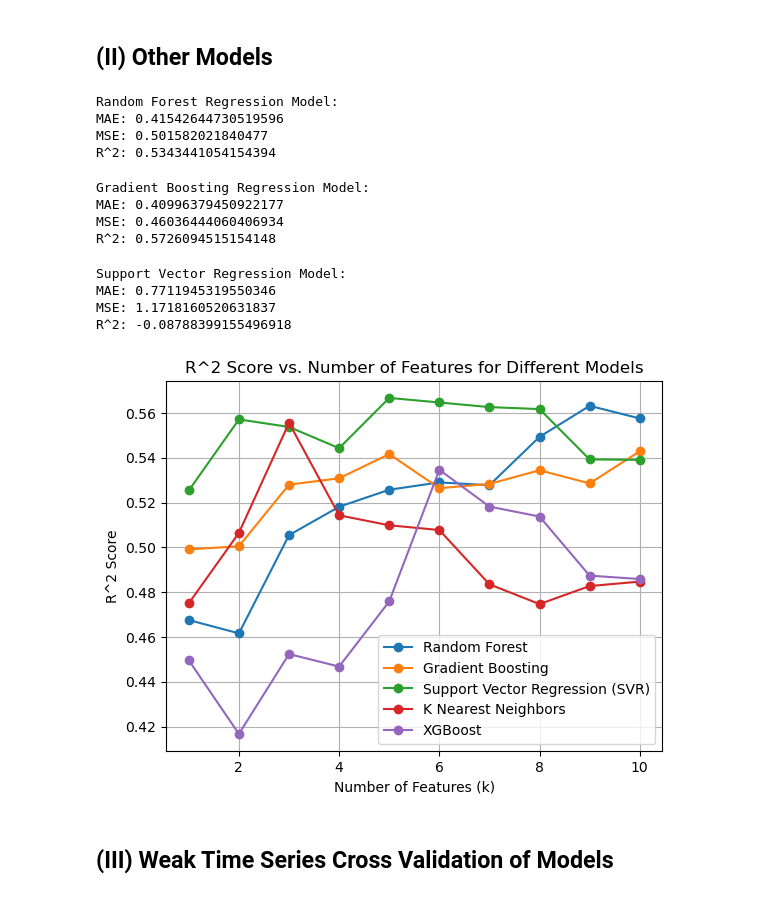
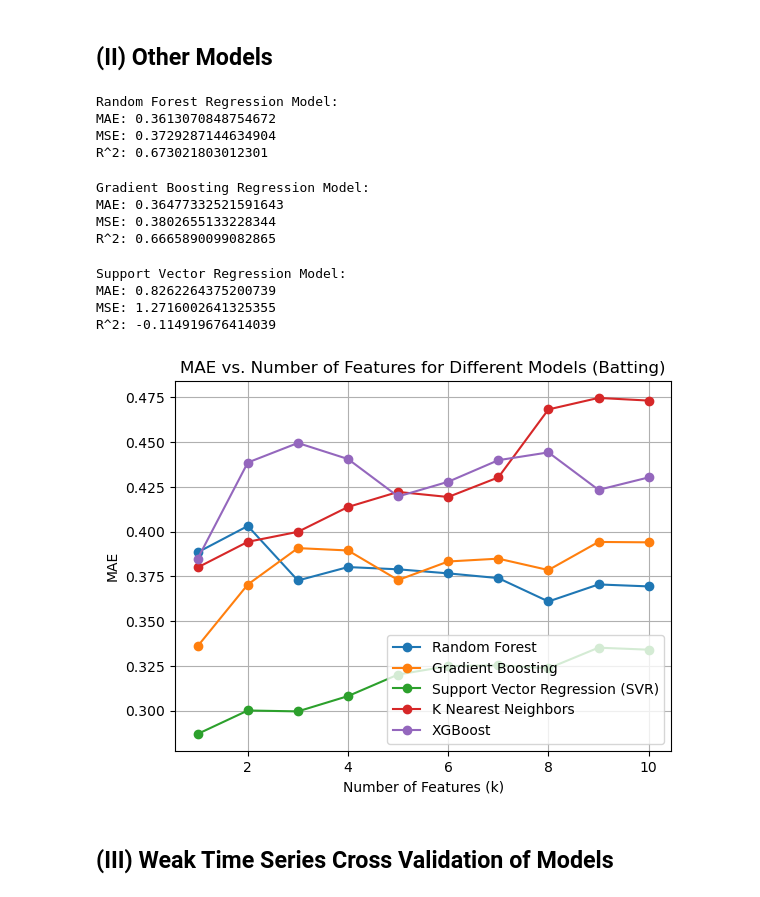
Before and after one commit to rohitbhamidi/ipl-player-salary, a Jupyter notebook: 3-PreprocessingTrainingDevelopment.ipynb, the cells around one changed output. Saved outputs shown, nothing was run; the diff lists cells and outputs as text; code cells hidden in the pictures.

```diff
--- a/3-PreprocessingTrainingDevelopment.ipynb
+++ b/3-PreprocessingTrainingDevelopment.ipynb
@@ -217,8 +146,8 @@ R^2: 0.6219710679786208
 # %%
 k_values = range(1, 11)
 
-linear_r2_scores = []
-elastic_net_r2_scores = []
+linear_mae_scores = []
+elastic_net_mae_scores = []
 
 for k in k_values:
     selector = SelectKBest(score_func=f_regression, k=k)
@@ -228,12 +157,12 @@ for k in k_values:
     linear_model_selected = LinearRegression()
     linear_model_selected.fit(X_train_bat_selected, y_train_bat)
     y_pred_linear_selected = linear_model_selected.predict(X_test_bat_selected)
-    r2 = r2_score(y_test_bat, y_pred_linear_selected)
-    linear_r2_scores.append(r2)
+    mae_linear = mean_absolute_error(y_test_bat, y_pred_linear_selected)
+    linear_mae_scores.append(mae_linear)
 
     # ElasticNet Regression
     elastic_net_model = ElasticNet()
     elastic_net_model.fit(X_train_bat_selected, y_train_bat)
     y_pred_elastic_net_selected = elastic_net_model.predict(X_test_bat_selected)
-    elastic_net_r2_scores.append(r2_score(y_test_bat, y_pred_elastic_net_selected))
+    elastic_net_mae_scores.append(mean_absolute_error(y_test_bat, y_pred_elastic_net_selected))
 # %%
@@ -264,9 +193,9 @@ print("MSE:", mse_rf)
 print("R^2:", r2_rf)
 # %% [output]
 Random Forest Regression Model:
-MAE: 0.41542644730519596
-MSE: 0.501582021840477
-R^2: 0.5343441054154394
+MAE: 0.3613070848754672
+MSE: 0.3729287144634904
+R^2: 0.673021803012301
 # %%
 gb_model = GradientBoostingRegressor()
 gb_model.fit(X_train_bat, y_train_bat)
@@ -282,9 +211,9 @@ print("MSE:", mse_gb)
 print("R^2:", r2_gb)
 # %% [output]
 Gradient Boosting Regression Model:
-MAE: 0.40996379450922177
-MSE: 0.46036444060406934
-R^2: 0.5726094515154148
+MAE: 0.36477332521591643
+MSE: 0.3802655133228344
+R^2: 0.6665890099082865
 # %%
 sv_model = SVR()
 sv_model.fit(X_train_bat, y_train_bat)
@@ -300,16 +229,16 @@ print("MSE:", mse_sv)
 print("R^2:", r2_sv)
 # %% [output]
 Support Vector Regression Model:
-MAE: 0.7711945319550346
-MSE: 1.1718160520631837
-R^2: -0.08788399155496918
+MAE: 0.8262264375200739
+MSE: 1.2716002641325355
+R^2: -0.114919676414039
 # %%
 k_values = range(1, 11)
-random_forest_r2_scores = []
-gradient_boosting_r2_scores = []
-svm_r2_scores = []
-knn_r2_scores = []
-xgboost_r2_scores = []
+random_forest_mae_scores = []
+gradient_boosting_mae_scores = []
+svm_mae_scores = []
+knn_mae_scores = []
+xgboost_mae_scores = []
 
 for k in k_values:
     selector = SelectKBest(score_func=f_regression, k=k)
@@ -320,46 +249,46 @@ for k in k_values:
     rf_model = RandomForestRegressor()
     rf_model.fit(X_train_bat_selected, y_train_bat)
     y_pred_rf_selected = rf_model.predict(X_test_bat_selected)
-    random_forest_r2_scores.append(r2_score(y_test_bat, y_pred_rf_selected))
+    random_forest_mae_scores.append(mean_absolute_error(y_test_bat, y_pred_rf_selected))
 
     # Gradient Boosting Regression
     gb_model = GradientBoostingRegressor()
     gb_model.fit(X_train_bat_selected, y_train_bat)
     y_pred_gb_selected = gb_model.predict(X_test_bat_selected)
-    gradient_boosting_r2_scores.append(r2_score(y_test_bat, y_pred_gb_selected))
+    gradient_boosting_mae_scores.append(mean_absolute_error(y_test_bat, y_pred_gb_selected))
 
     # Support Vector Regression (SVR)
     svr_model = SVR()
     svr_model.fit(X_train_bat_selected, y_train_bat)
     y_pred_svr_selected = svr_model.predict(X_test_bat_selected)
-    svm_r2_scores.append(r2_score(y_test_bat, y_pred_svr_selected))
+    svm_mae_scores.append(mean_absolute_error(y_test_bat, y_pred_svr_selected))
 
     # K-Nearest Neighbors Regression
     knn_model = KNeighborsRegressor()
     knn_model.fit(X_train_bat_selected, y_train_bat)
     y_pred_knn_selected = knn_model.predict(X_test_bat_selected)
-    knn_r2_scores.append(r2_score(y_test_bat, y_pred_knn_selected))
+    knn_mae_scores.append(mean_absolute_error(y_test_bat, y_pred_knn_selected))
 
     # XGBoost Regression
     xgboost_model = xgb.XGBRegressor()
     xgboost_model.fit(X_train_bat_selected, y_train_bat)
     y_pred_xgboost_selected = xgboost_model.predict(X_test_bat_selected)
-    xgboost_r2_scores.append(r2_score(y_test_bat, y_pred_xgboost_selected))
+    xgboost_mae_scores.append(mean_absolute_error(y_test_bat, y_pred_xgboost_selected))
 # %%
-plt.plot(k_values, random_forest_r2_scores, label='Random Forest', marker='o')
-plt.plot(k_values, gradient_boosting_r2_scores, label='Gradient Boosting', marker='o')
-plt.plot(k_values, svm_r2_scores, label='Support Vector Regression (SVR)', marker='o')
-plt.plot(k_values, knn_r2_scores, label='K Nearest Neighbors', marker='o')
-plt.plot(k_values, xgboost_r2_scores, label='XGBoost', marker='o')
+plt.plot(k_values, random_forest_mae_scores, label='Random Forest', marker='o')
+plt.plot(k_values, gradient_boosting_mae_scores, label='Gradient Boosting', marker='o')
+plt.plot(k_values, svm_mae_scores, label='Support Vector Regression (SVR)', marker='o')
+plt.plot(k_values, knn_mae_scores, label='K Nearest Neighbors', marker='o')
+plt.plot(k_values, xgboost_mae_scores, label='XGBoost', marker='o')
 
 plt.xlabel('Number of Features (k)')
-plt.ylabel('R^2 Score')
-plt.title('R^2 Score vs. Number of Features for Different Models')
+plt.ylabel('MAE')
+plt.title('MAE vs. Number of Features for Different Models (Batting)')
 plt.legend()
 plt.grid(True)
 plt.show()
 # %% [output]
-[figure, old version]
+[figure, new version]
 # %% [markdown]
 ## (III) Weak Time Series Cross Validation of Models
 # %%
```
Also changed, not shown: parts of 36 cells of this notebook.
